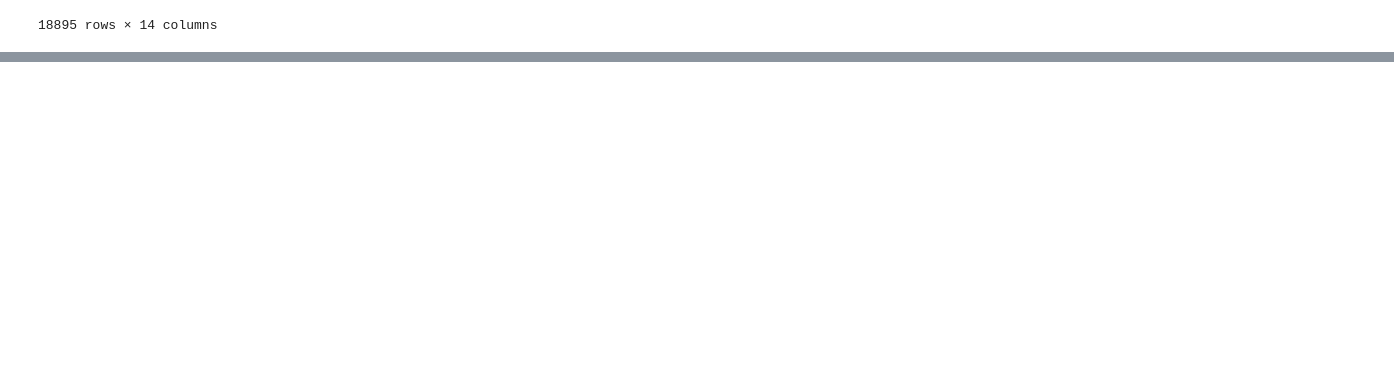
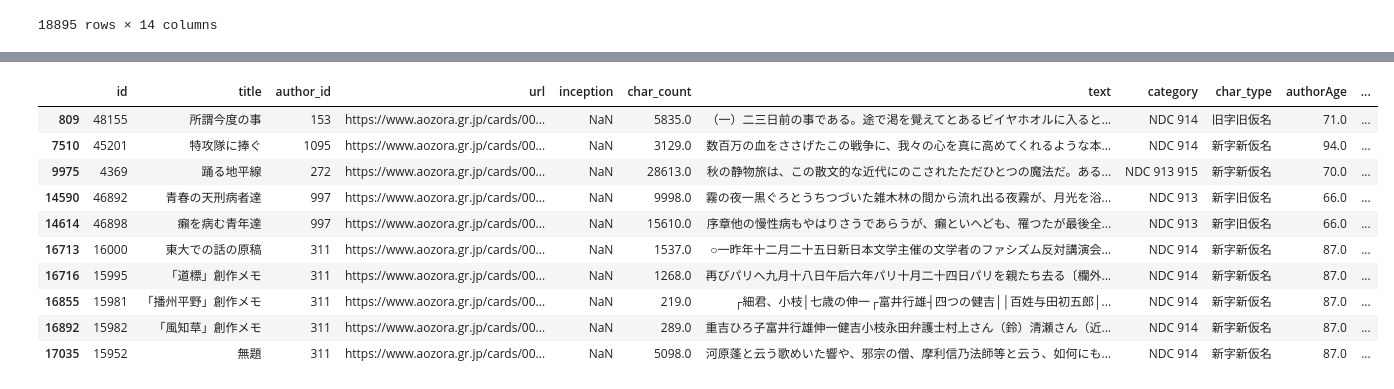
Before and after one commit to j-chowder/japanese_literature, a Jupyter notebook: feature_engineering.ipynb, the cells around one changed output, grey strips where cells are left out. Saved outputs shown, nothing was run; the diff lists cells and outputs as text; code cells hidden in the pictures; blank space fills up the shorter version.

```diff
--- a/feature_engineering.ipynb
+++ b/feature_engineering.ipynb
@@ -375,0 +723,2 @@ ValueError: zero-size array to reduction operation minimum which has no identity
+# %%
+check = merge['inception'] > merge['deathYear'] +30
@@ -375,0 +743,20 @@ ValueError: zero-size array to reduction operation minimum which has no identity
+# %%
+idx = merge[check].index
+# %%
+merge.loc[18493, 'inception'] = 1914
+# %%
+merge.loc[idx, 'inception'] = np.nan
+# %%
+merge.loc[idx]
+# %% [output]
+|  | id | title | author_id | url | inception | char_count | text | category | char_type | authorAge | ... |
+| 809 | 48155 | 所謂今度の事 | 153 | https://www.aozora.gr.jp/cards/00... | NaN | 5835.0 | （一）二三日前の事である。途で渇を覺えてとあるビイヤホオルに入ると... | NDC 914 | 旧字旧仮名 | 71.0 | ... |
+| 7510 | 45201 | 特攻隊に捧ぐ | 1095 | https://www.aozora.gr.jp/cards/00... | NaN | 3129.0 | 数百万の血をささげたこの戦争に、我々の心を真に高めてくれるような本... | NDC 914 | 新字新仮名 | 94.0 | ... |
+| 9975 | 4369 | 踊る地平線 | 272 | https://www.aozora.gr.jp/cards/00... | NaN | 28613.0 | 秋の静物旅は、この散文的な近代にのこされたただひとつの魔法だ。ある... | NDC 913 915 | 新字新仮名 | 70.0 | ... |
+| 14590 | 46892 | 青春の天刑病者達 | 997 | https://www.aozora.gr.jp/cards/00... | NaN | 9998.0 | 霧の夜一黒ぐろとうちつづいた雑木林の間から流れ出る夜霧が、月光を浴... | NDC 913 | 新字旧仮名 | 66.0 | ... |
+| 14614 | 46898 | 癩を病む青年達 | 997 | https://www.aozora.gr.jp/cards/00... | NaN | 15610.0 | 序章他の慢性病もやはりさうであらうが、癩といへども、罹つたが最後全... | NDC 913 | 新字旧仮名 | 66.0 | ... |
+| 16713 | 16000 | 東大での話の原稿 | 311 | https://www.aozora.gr.jp/cards/00... | NaN | 1537.0 | ○一昨年十二月二十五日新日本文学主催の文学者のファシズム反対講演会... | NDC 914 | 新字新仮名 | 87.0 | ... |
+| 16716 | 15995 | 「道標」創作メモ | 311 | https://www.aozora.gr.jp/cards/00... | NaN | 1268.0 | 再びパリへ九月十八日午后六年パリ十月二十四日パリを親たち去る〔欄外... | NDC 914 | 新字新仮名 | 87.0 | ... |
+| 16855 | 15981 | 「播州平野」創作メモ | 311 | https://www.aozora.gr.jp/cards/00... | NaN | 219.0 | ┌細君、小枝│七歳の伸一┌富井行雄┤四つの健吉││百姓与田初五郎│... | NDC 914 | 新字新仮名 | 87.0 | ... |
+| 16892 | 15982 | 「風知草」創作メモ | 311 | https://www.aozora.gr.jp/cards/00... | NaN | 289.0 | 重吉ひろ子富井行雄伸一健吉小枝永田弁護士村上さん（鈴）清瀬さん（近... | NDC 914 | 新字新仮名 | 87.0 | ... |
+| 17035 | 15952 | 無題 | 311 | https://www.aozora.gr.jp/cards/00... | NaN | 5098.0 | 河原蓬と云う歌めいた響や、邪宗の僧、摩利信乃法師等と云う、如何にも... | NDC 914 | 新字新仮名 | 87.0 | ... |
```
Also changed, not shown: parts of 65 cells of this notebook, 2 other files.
